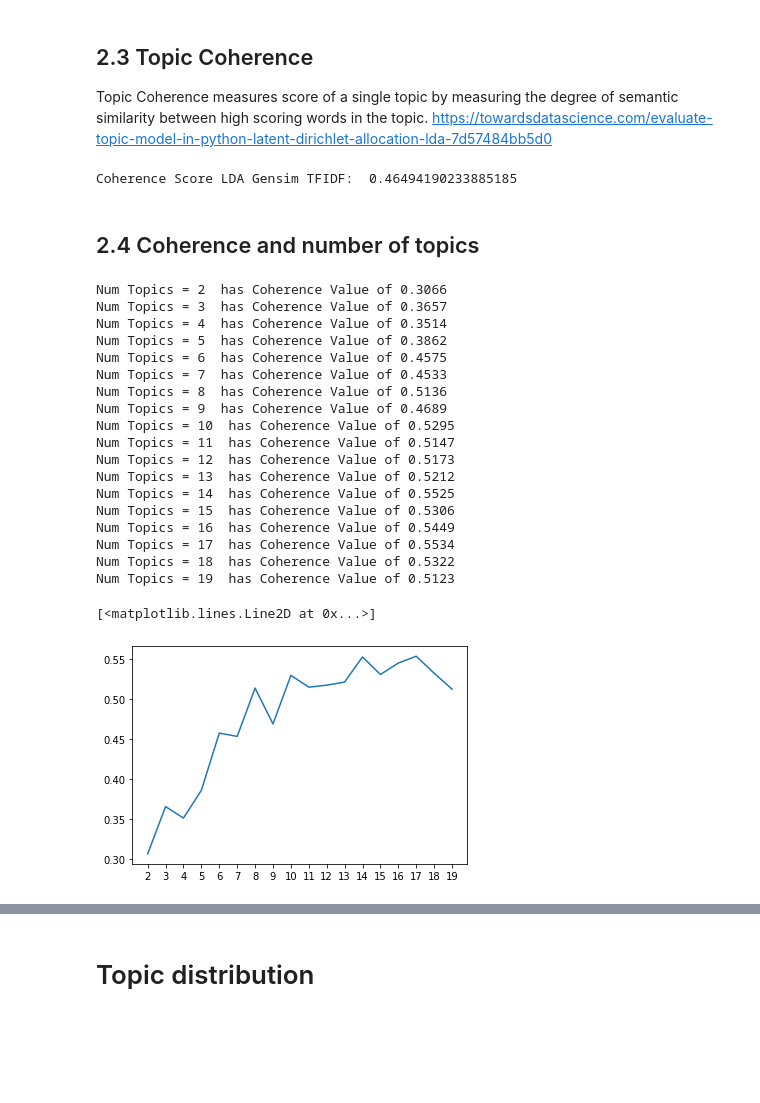
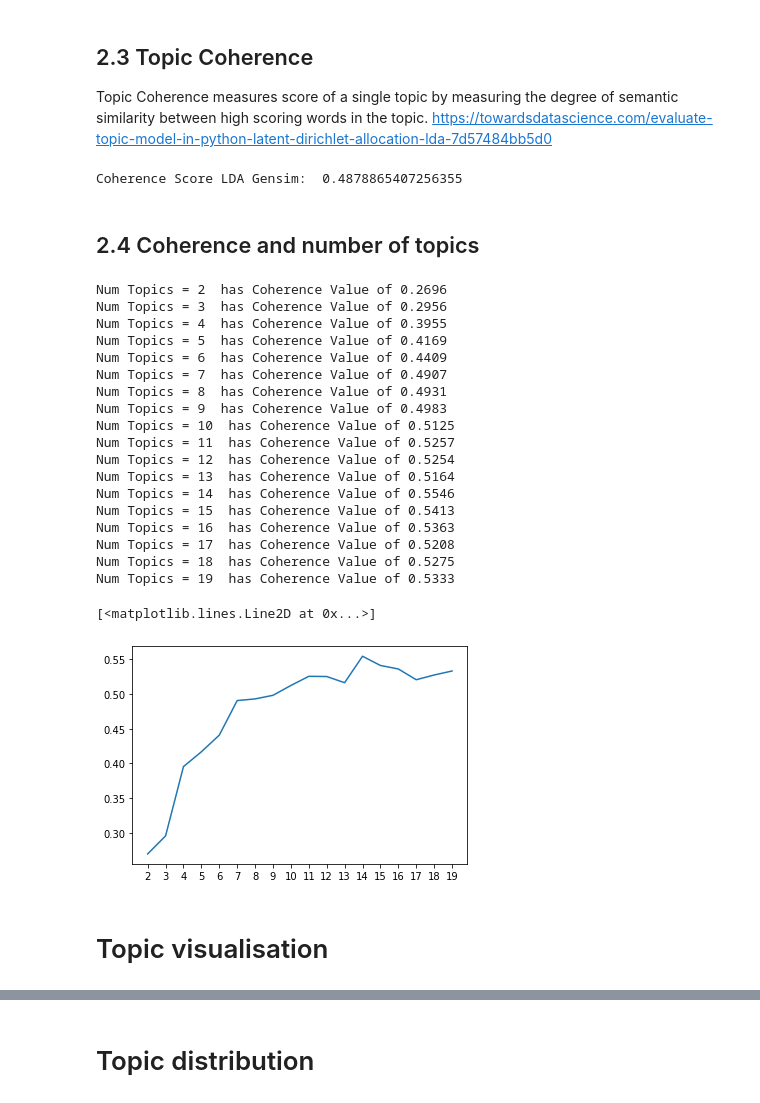
Before and after one commit to DHARPA-Project/TopicModelling-, a Jupyter notebook: topic_modelling_tfidf.ipynb, the cells around one changed output, grey strips where cells are left out. Saved outputs shown, nothing was run; the diff lists cells and outputs as text; code cells hidden in the pictures; blank space fills up the shorter version.

```diff
--- a/topic_modelling_tfidf.ipynb
+++ b/topic_modelling_tfidf.ipynb
@@ -148,7 +148,7 @@ def lemmatize(doc):
   return lemmatized_doc
 # %%
 # add column with lemmatized tokens
-sources['tokens_lemmatized'] = sources['tokens_prep_nostop'].apply(lambda x: lemmatize(x))
+sources['doc_lemmatized'] = sources['doc_prep_nostop'].apply(lambda x: lemmatize(x))
 # %%
 # variable with lemmatized tokens
-lemmatized_corpus = sources['tokens_lemmatized']
+lemmatized_corpus = sources['doc_lemmatized']
@@ -205 +192,4 @@ words_frequency.sort_values(by=['frequency'], ascending=False)[:10]
+# %%
+tfidf = models.TfidfModel(corpus)
+corpus = tfidf[corpus]
 # %% [markdown]
@@ -279,52 +224,51 @@ Topic Coherence measures score of a single topic by measuring the degree of sema
 # %%
 from gensim.models.coherencemodel import CoherenceModel
 # %%
-coherence_model_ldagensim_tfidf = CoherenceModel(model=ldagensim_tfidf, texts=lemmatized_corpus, dictionary=id2word, coherence='c_v')
-coherence_ldagensim_tfidf = coherence_model_ldagensim_tfidf.get_coherence()
-print('\nCoherence Score LDA Gensim TFIDF: ', coherence_ldagensim_tfidf)
+coherence_model_ldagensim = CoherenceModel(model=ldagensim, texts=lemmatized_corpus, dictionary=id2word, coherence='c_v')
+coherence_ldagensim = coherence_model_ldagensim.get_coherence()
+print('\nCoherence Score LDA Gensim: ', coherence_ldagensim)
 # %% [output]
-Coherence Score LDA Gensim TFIDF:  0.46494190233885185
+Coherence Score LDA Gensim:  0.4878865407256355
 # %% [markdown]
 ## 2.4 Coherence and number of topics
 # %%
 #can take a long time to run
 %%capture
 topics_nr = []
-coherence_values_tfidf = []
+coherence_values_gensim = []
 for num_topics in range(2, 20):
-  model = models.LdaModel(corpus_tfidf, id2word=id2word, num_topics=num_topics)
+  model = models.LdaModel(corpus, id2word=id2word, num_topics=num_topics)
   coherencemodel = CoherenceModel(model=model, texts=lemmatized_corpus, dictionary=id2word, coherence='c_v')
   coherence_value = coherencemodel.get_coherence()
-  coherence_values_tfidf.append(coherence_value)
+  coherence_values_gensim.append(coherence_value)
   topics_nr.append(str(num_topics))
 # %%
-  for i in range(len(topics_nr)):
-    coherence = round(coherence_values_tfidf[i],4)
-    print("Num Topics =", topics_nr[i], " has Coherence Value of", coherence)
+for i in range(len(topics_nr)):
+  print("Num Topics =", topics_nr[i], " has Coherence Value of", round(coherence_values_gensim[i],4))
 # %% [output]
-Num Topics = 2  has Coherence Value of 0.3066
-Num Topics = 3  has Coherence Value of 0.3657
-Num Topics = 4  has Coherence Value of 0.3514
-Num Topics = 5  has Coherence Value of 0.3862
-Num Topics = 6  has Coherence Value of 0.4575
-Num Topics = 7  has Coherence Value of 0.4533
-Num Topics = 8  has Coherence Value of 0.5136
-Num Topics = 9  has Coherence Value of 0.4689
-Num Topics = 10  has Coherence Value of 0.5295
-Num Topics = 11  has Coherence Value of 0.5147
-Num Topics = 12  has Coherence Value of 0.5173
-Num Topics = 13  has Coherence Value of 0.5212
-Num Topics = 14  has Coherence Value of 0.5525
-Num Topics = 15  has Coherence Value of 0.5306
-Num Topics = 16  has Coherence Value of 0.5449
-Num Topics = 17  has Coherence Value of 0.5534
-Num Topics = 18  has Coherence Value of 0.5322
-Num Topics = 19  has Coherence Value of 0.5123
+Num Topics = 2  has Coherence Value of 0.2696
+Num Topics = 3  has Coherence Value of 0.2956
+Num Topics = 4  has Coherence Value of 0.3955
+Num Topics = 5  has Coherence Value of 0.4169
+Num Topics = 6  has Coherence Value of 0.4409
+Num Topics = 7  has Coherence Value of 0.4907
+Num Topics = 8  has Coherence Value of 0.4931
+Num Topics = 9  has Coherence Value of 0.4983
+Num Topics = 10  has Coherence Value of 0.5125
+Num Topics = 11  has Coherence Value of 0.5257
+Num Topics = 12  has Coherence Value of 0.5254
+Num Topics = 13  has Coherence Value of 0.5164
+Num Topics = 14  has Coherence Value of 0.5546
+Num Topics = 15  has Coherence Value of 0.5413
+Num Topics = 16  has Coherence Value of 0.5363
+Num Topics = 17  has Coherence Value of 0.5208
+Num Topics = 18  has Coherence Value of 0.5275
+Num Topics = 19  has Coherence Value of 0.5333
 # %%
 # Visualize coherence scores
 import matplotlib.pyplot as plt
 # %%
-plt.plot(topics_nr, coherence_values_tfidf)
+plt.plot(topics_nr, coherence_values_gensim)
 # %% [output]
 [<matplotlib.lines.Line2D at 0x...>]
-[figure, old version]
+[figure, new version]
@@ -330,0 +282,2 @@ plt.plot(topics_nr, coherence_values_tfidf)
+# %% [markdown]
+# Topic visualisation
```
Also changed, not shown: parts of 97 cells of this notebook.
